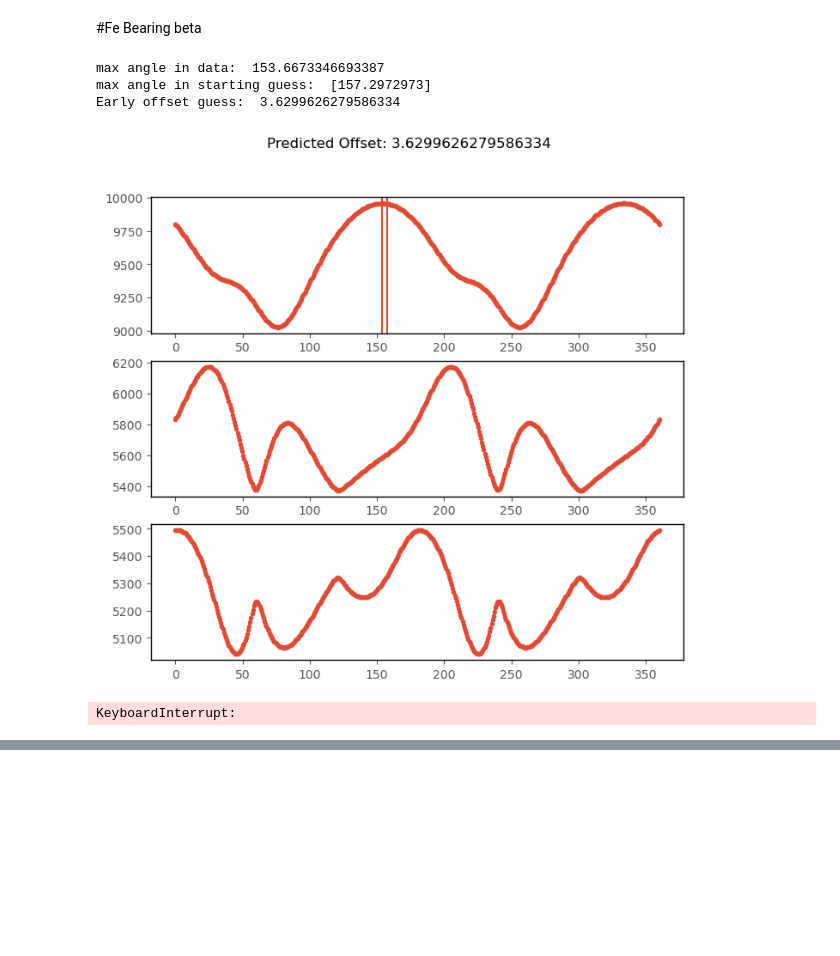
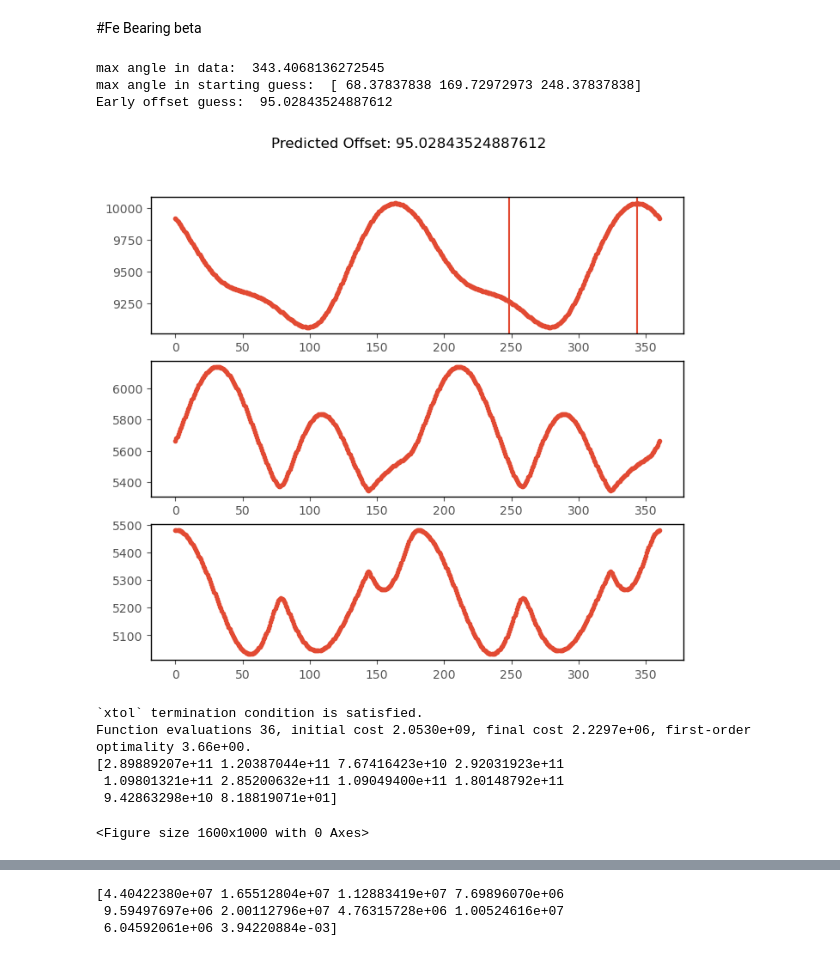
Before and after one commit to jordankando/brillouinfitting, a Jupyter notebook: BrillouinFitting/Brillouin_Fitting.ipynb, the cells around one changed output, grey strips where cells are left out. Cells and saved outputs as stored; diff of their text form; code cells hidden in the pictures; blank space fills up the shorter version.

Commit message:
resolved Cijworks discrepancy via correct unit cell parameters

```diff
--- a/BrillouinFitting/Brillouin_Fitting.ipynb
+++ b/BrillouinFitting/Brillouin_Fitting.ipynb
@@ -890,12 +872,12 @@ Function evaluations 6, initial cost 2.5352e+08, final cost 2.9865e-21, first-or
 mgo_stiffness = [348, 78, 102,372, 105, 254, 106, 115, 97]
 mgo_stiffness = np.array(mgo_stiffness) * 1e9
 
-hkl_norm = np.array([1,1,1])
+hkl_norm = np.array([1,2,1])
 offset_true = 0
-unit_cell_params = [5.8559, 11.8936, 8.3684, 90, 90, 90]
+unit_cell_params = [5.6884, 28.9238, 8.2382, 90, 90, 90]
 rho = 3.57e3
 
-hkl_norm = convert_cartesian_to_miller(xyz = hkl_norm, unit_cell_params=unit_cell_params)
+#hkl_norm = convert_cartesian_to_miller(xyz = hkl_norm, unit_cell_params=unit_cell_params)
 
 angles, vps, vs1s, vs2s = generate_sparse_test_data(mineral_type = anisotropy.OrthorhombicMaterial,
                                                 Cijs = mgo_stiffness,
@@ -982,35 +964,40 @@ angles_fit, vps_fit, vs1s_fit, vs2s_fit = generate_sparse_test_data(mineral_type
 angles_true, vps_true, vs1s_true, vs2s_true = generate_sparse_test_data(mineral_type = anisotropy.OrthorhombicMaterial,
                                                 Cijs = mgo_stiffness,
                                                 offset = offset_true,
                                                 start_angle = 0.,
                                                 end_angle = 360,
                                                 hkl_norm = hkl_norm,
                                                 unit_cell_params = unit_cell_params,
                                                 rho = rho,
                                                 n_data = 1000,
                                                 noise_mean = 0,
                                                 noise_sigma = 0)
 
 
 
 fig, ax = plt.subplots(3, 1, figsize = (5,7))
 ax[0].plot(angles, vps, '.-', label = "simulated lab data")
 ax[1].plot(angles, vs1s, '.-')
 ax[2].plot(angles, vs2s, '.-')
 ax[0].plot(angles_fit, vps_fit, '-', label = "fit result")
 ax[1].plot(angles_fit, vs1s_fit, '-')
 ax[2].plot(angles_fit, vs2s_fit, '-')
 ax[0].plot(angles_true, vps_true, '-', label = "true")
 ax[1].plot(angles_true, vs1s_true, '-')
 ax[2].plot(angles_true, vs2s_true, '-')
 plt.suptitle("Fit result")
 ax[0].legend()
 plt.show()
 
 print(err)
 # %% [output]
-max angle in data:  153.6673346693387
-max angle in starting guess:  [157.2972973]
-Early offset guess:  3.6299626279586334
+max angle in data:  343.4068136272545
+max angle in starting guess:  [ 68.37837838 169.72972973 248.37837838]
+Early offset guess:  95.02843524887612
-[figure, old version]
+[figure, new version]
-KeyboardInterrupt:
+`xtol` termination condition is satisfied.
+Function evaluations 36, initial cost 2.0530e+09, final cost 2.2297e+06, first-order optimality 3.66e+00.
+[2.89889207e+11 1.20387044e+11 7.67416423e+10 2.92031923e+11
+ 1.09801321e+11 2.85200632e+11 1.09049400e+11 1.80148792e+11
+ 9.42863298e+10 8.18819071e+01]
+<Figure size 1600x1000 with 0 Axes>
@@ -1016,0 +1005,3 @@ KeyboardInterrupt:
+[4.40422380e+07 1.65512804e+07 1.12883419e+07 7.69896070e+06
+ 9.59497697e+06 2.00112796e+07 4.76315728e+06 1.00524616e+07
+ 6.04592061e+06 3.94220884e-03]
```
Also changed, not shown: parts of 11 cells of this notebook.
